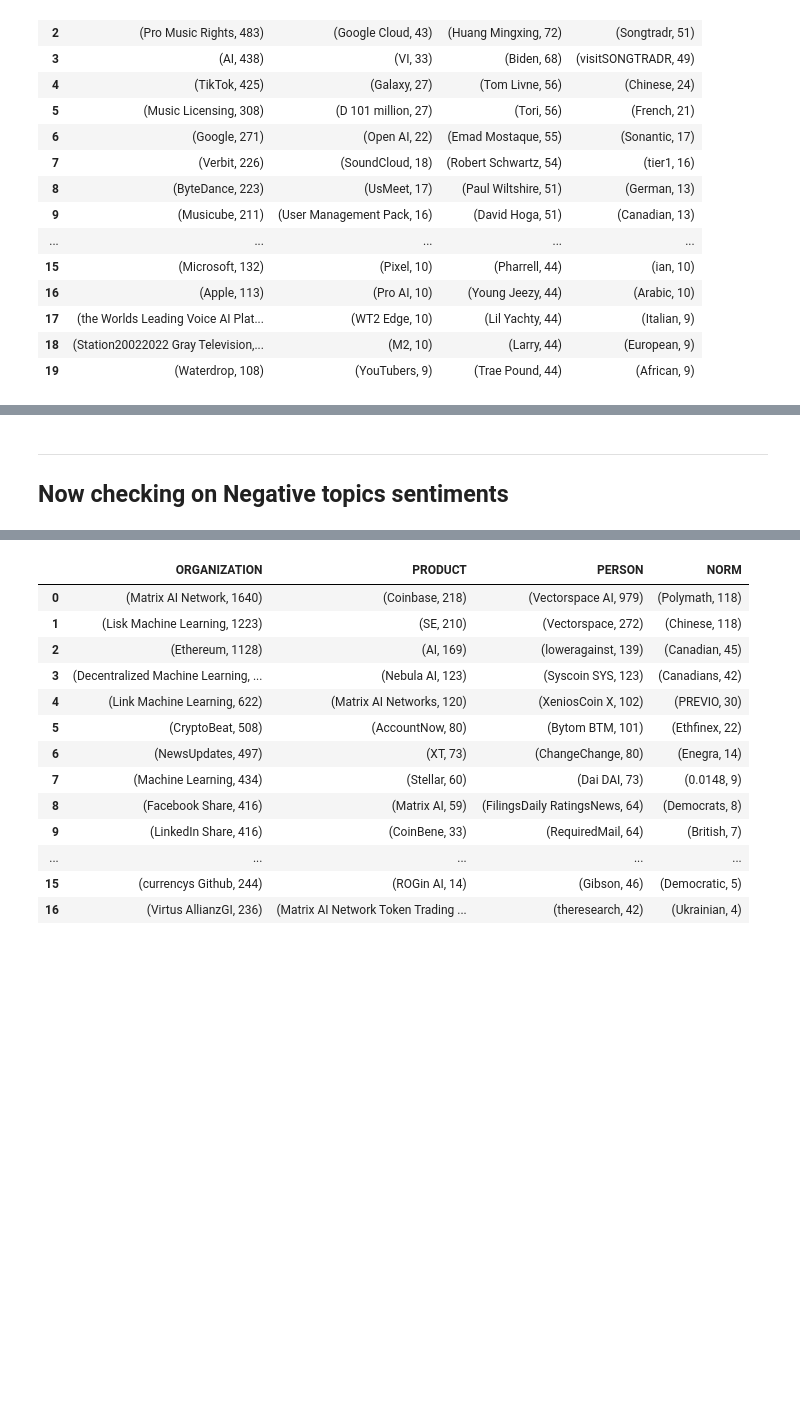
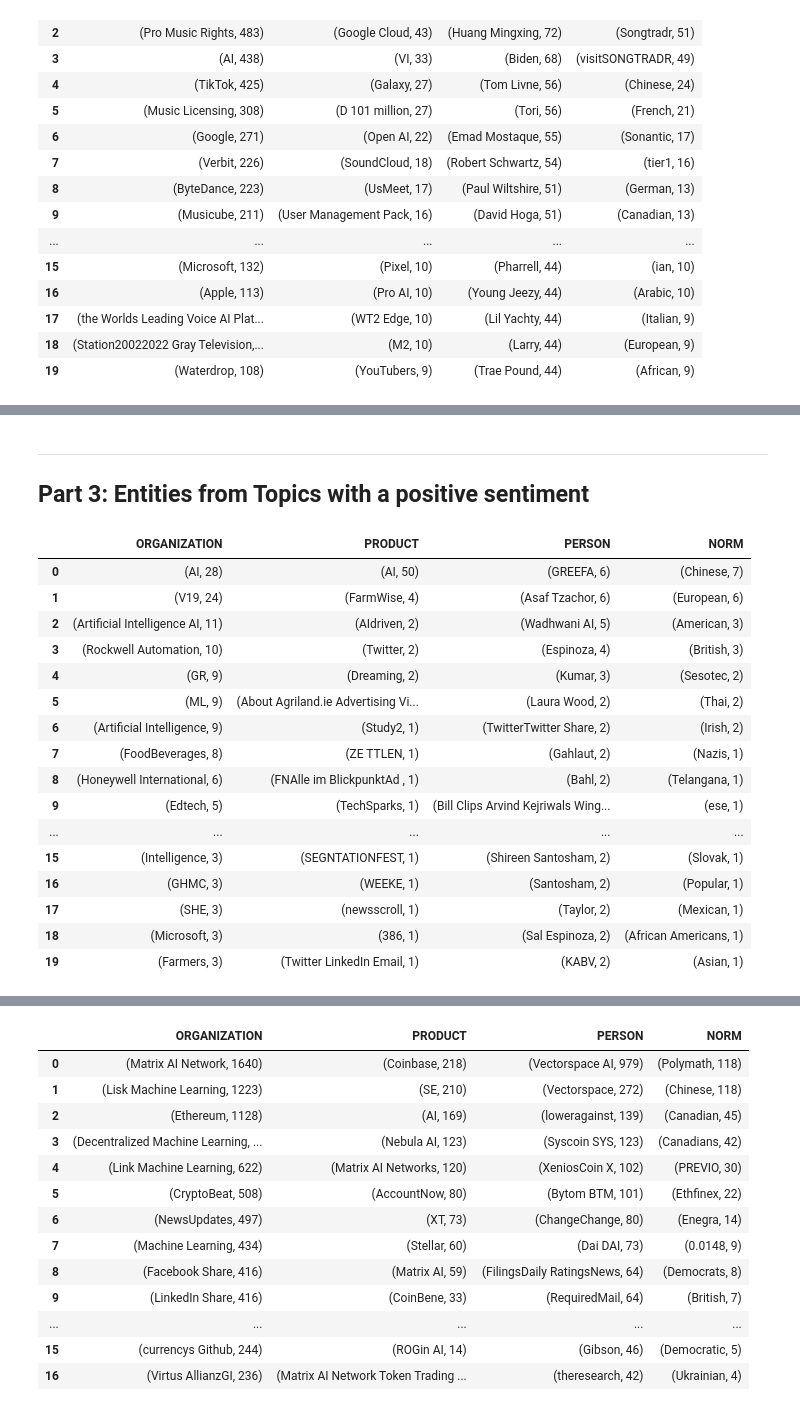
Before and after one commit to kshitij-mittal/Impact_Analysis_GenAI, a Jupyter notebook: 062_TargetedSentiment.ipynb, the cells around one changed output, grey strips where cells are left out. Drawn from its saved outputs; the diff is of its cells as text; code cells hidden in the pictures; blank space fills up the shorter version.

```diff
--- a/062_TargetedSentiment.ipynb
+++ b/062_TargetedSentiment.ipynb
@@ -418,4 +418,27 @@ create_wordcloud(df_filt_pos_mus,word_remove=word_remove_music)
 [drawing not drawn]
 # %% [markdown]
 ----
-## Now checking on Negative topics sentiments
+## Part 3: Entities from Topics with a positive sentiment
+# %%
+# AGRICULTURE
+df_filt_neg_agr=df_filt_neg[df_filt_neg.Bert_topics_new.isin([14])]
+ent_trend_agr = get_top_ents_2(df_filt_neg_agr)
+ent_trend_agr
+# %% [output]
+|  | ORGANIZATION | PRODUCT | PERSON | NORM |
+| 0 | (AI, 28) | (AI, 50) | (GREEFA, 6) | (Chinese, 7) |
+| 1 | (V19, 24) | (FarmWise, 4) | (Asaf Tzachor, 6) | (European, 6) |
+| 2 | (Artificial Intelligence AI, 11) | (AIdriven, 2) | (Wadhwani AI, 5) | (American, 3) |
+| 3 | (Rockwell Automation, 10) | (Twitter, 2) | (Espinoza, 4) | (British, 3) |
+| 4 | (GR, 9) | (Dreaming, 2) | (Kumar, 3) | (Sesotec, 2) |
+| 5 | (ML, 9) | (About Agriland.ie Advertising Vi... | (Laura Wood, 2) | (Thai, 2) |
+| 6 | (Artificial Intelligence, 9) | (Study2, 1) | (TwitterTwitter Share, 2) | (Irish, 2) |
+| 7 | (FoodBeverages, 8) | (ZE TTLEN, 1) | (Gahlaut, 2) | (Nazis, 1) |
+| 8 | (Honeywell International, 6) | (FNAlle im BlickpunktAd , 1) | (Bahl, 2) | (Telangana, 1) |
+| 9 | (Edtech, 5) | (TechSparks, 1) | (Bill Clips Arvind Kejriwals Wing... | (ese, 1) |
+| ... | ... | ... | ... | ... |
+| 15 | (Intelligence, 3) | (SEGNTATIONFEST, 1) | (Shireen Santosham, 2) | (Slovak, 1) |
+| 16 | (GHMC, 3) | (WEEKE, 1) | (Santosham, 2) | (Popular, 1) |
+| 17 | (SHE, 3) | (newsscroll, 1) | (Taylor, 2) | (Mexican, 1) |
+| 18 | (Microsoft, 3) | (386, 1) | (Sal Espinoza, 2) | (African Americans, 1) |
+| 19 | (Farmers, 3) | (Twitter LinkedIn Email, 1) | (KABV, 2) | (Asian, 1) |
```
Also changed, not shown: parts of 11 cells of this notebook, 23 other files.
